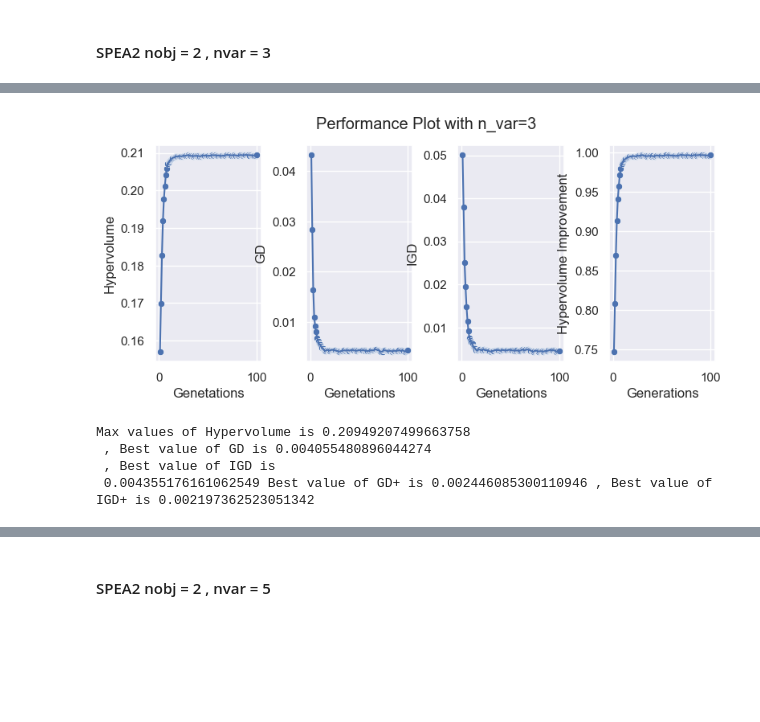
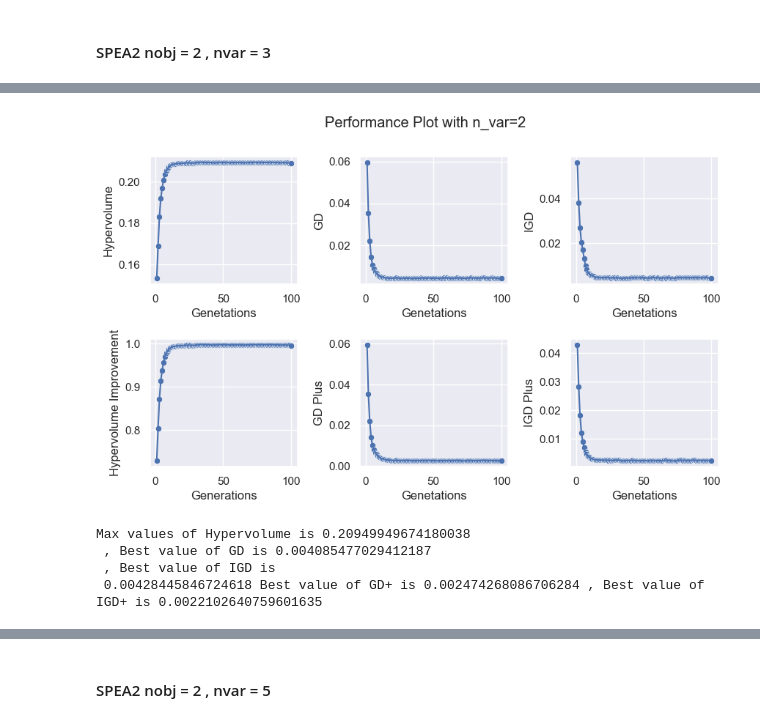
Before and after one commit to arjun8009/Python-Exeter, a Jupyter notebook: Multi Objective Optimization/COMM-510 CA-1.ipynb, the cells around one changed output, grey strips where cells are left out. Drawn from its saved outputs; the diff is of its cells as text; code cells hidden in the pictures; blank space fills up the shorter version.

```diff
--- a/Multi Objective Optimization/COMM-510 CA-1.ipynb
+++ b/Multi Objective Optimization/COMM-510 CA-1.ipynb
@@ -166,15 +174,0 @@ Max values of Hypervolume is 0.20900500869780875
-# %%
-plt.rcParams["figure.figsize"] = [9.00, 3.50]
-#plt.rcParams["figure.autolayout"] = True
-fig,axes = plt.subplots(1,2)
-fig.suptitle('Performance Plot with n_var=2')
-sns.set_theme(style="darkgrid")
-fig.subplots_adjust(hspace=0.425, wspace=0.425)
-fig.suptitle('Performance Plot with n_var=2')
-sns.scatterplot(x=list(range(1,101)),y=data_avg_gdplus_improvement,ax=axes[0])
-sns.lineplot(x=list(range(1,101)),y=data_avg_gdplus_improvement,ax=axes[0])
-axes[0].set(xlabel='Genetations',ylabel='GD Plus')
-
-sns.scatterplot(x=list(range(1,101)),y=data_avg_igdplus_improvement,ax=axes[1])
-sns.lineplot(x=list(range(1,101)),y=data_avg_igdplus_improvement,ax=axes[1])
-axes[1].set(xlabel='Genetations',ylabel='IGD Plus')
@@ -268,34 +259,45 @@ data_avg_hyp_percent_improvement = [i/Hypervolume_nvar3 for i in data_avg_hyp_im
 # %%
 import matplotlib.pyplot as plt
 import seaborn as sns
-plt.rcParams["figure.figsize"] = [9.00, 3.50]
+import pandas as pd
+plt.rcParams["figure.figsize"] = [10.00, 5.50]
 #plt.rcParams["figure.autolayout"] = True
-fig,axes = plt.subplots(1,4)
-fig.suptitle('Performance Plot with n_var=3')
+fig,axes = plt.subplots(2,3)
+fig.suptitle('Performance Plot with n_var=2')
 sns.set_theme(style="darkgrid")
+fig.subplots_adjust(hspace=0.725, wspace=0.425)
+sns.scatterplot(x=list(range(1,101)),y=data_avg_hyp_improvement,ax=axes[0,0])
+sns.lineplot(x=list(range(1,101)),y=data_avg_hyp_improvement,ax=axes[0,0])
+axes[0,0].set(xlabel='Genetations',ylabel='Hypervolume')
+
+sns.scatterplot(x=list(range(1,101)),y=data_avg_gd_improvement,ax=axes[0,1])
+sns.lineplot(x=list(range(1,101)),y=data_avg_gd_improvement,ax=axes[0,1])
+axes[0,1].set(xlabel='Genetations',ylabel='GD')
+
+sns.scatterplot(x=list(range(1,101)),y=data_avg_igd_improvement,ax=axes[0,2])
+sns.lineplot(x=list(range(1,101)),y=data_avg_igd_improvement,ax=axes[0,2])
+axes[0,2].set(xlabel='Genetations',ylabel='IGD')
+
+sns.scatterplot(x=list(range(1,101)),y=data_avg_hyp_percent_improvement,ax=axes[1,0])
+sns.lineplot(x=list(range(1,101)),y=data_avg_hyp_percent_improvement,ax=axes[1,0])
+axes[1,0].set(xlabel='Generations',ylabel='Hypervolume Improvement')
+
 fig.subplots_adjust(hspace=0.425, wspace=0.425)
-sns.scatterplot(x=list(range(1,101)),y=data_avg_hyp_improvement,ax=axes[0])
-sns.lineplot(x=list(range(1,101)),y=data_avg_hyp_improvement,ax=axes[0])
-axes[0].set(xlabel='Genetations',ylabel='Hypervolume')
+sns.scatterplot(x=list(range(1,101)),y=data_avg_gdplus_improvement,ax=axes[1,1])
+sns.lineplot(x=list(range(1,101)),y=data_avg_gdplus_improvement,ax=axes[1,1])
+axes[1,1].set(xlabel='Genetations',ylabel='GD Plus')
 
-sns.scatterplot(x=list(range(1,101)),y=data_avg_gd_improvement,ax=axes[1])
-sns.lineplot(x=list(range(1,101)),y=data_avg_gd_improvement,ax=axes[1])
-axes[1].set(xlabel='Genetations',ylabel='GD')
+sns.scatterplot(x=list(range(1,101)),y=data_avg_igdplus_improvement,ax=axes[1,2])
+sns.lineplot(x=list(range(1,101)),y=data_avg_igdplus_improvement,ax=axes[1,2])
+axes[1,2].set(xlabel='Genetations',ylabel='IGD Plus')
 
-sns.scatterplot(x=list(range(1,101)),y=data_avg_igd_improvement,ax=axes[2])
-sns.lineplot(x=list(range(1,101)),y=data_avg_igd_improvement,ax=axes[2])
-axes[2].set(xlabel='Genetations',ylabel='IGD')
-
-sns.scatterplot(x=list(range(1,101)),y=data_avg_hyp_percent_improvement,ax=axes[3])
-sns.lineplot(x=list(range(1,101)),y=data_avg_hyp_percent_improvement,ax=axes[3])
-axes[3].set(xlabel='Generations',ylabel='Hypervolume Improvement')
 
 
 plt.show()
 print('Max values of Hypervolume is {0} \n , Best value of GD is {1} \n , Best value of IGD is \n {2} Best value of GD+ is {3} , Best value of IGD+ is {4}'.format(max(data_avg_hyp_improvement),min(data_avg_gd_improvement),min(data_avg_igd_improvement),min(data_avg_gdplus_improvement),min(data_avg_igdplus_improvement)))
 # %% [output]
-[figure, old version]
+[figure, new version]
-Max values of Hypervolume is 0.20949207499663758
- , Best value of GD is 0.004055480896044274
+Max values of Hypervolume is 0.20949949674180038
+ , Best value of GD is 0.004085477029412187
  , Best value of IGD is
- 0.004355176161062549 Best value of GD+ is 0.002446085300110946 , Best value of IGD+ is 0.002197362523051342
+ 0.00428445846724618 Best value of GD+ is 0.002474268086706284 , Best value of IGD+ is 0.0022102640759601635
```
Also changed, not shown: parts of 24 cells of this notebook, 1 other file.
